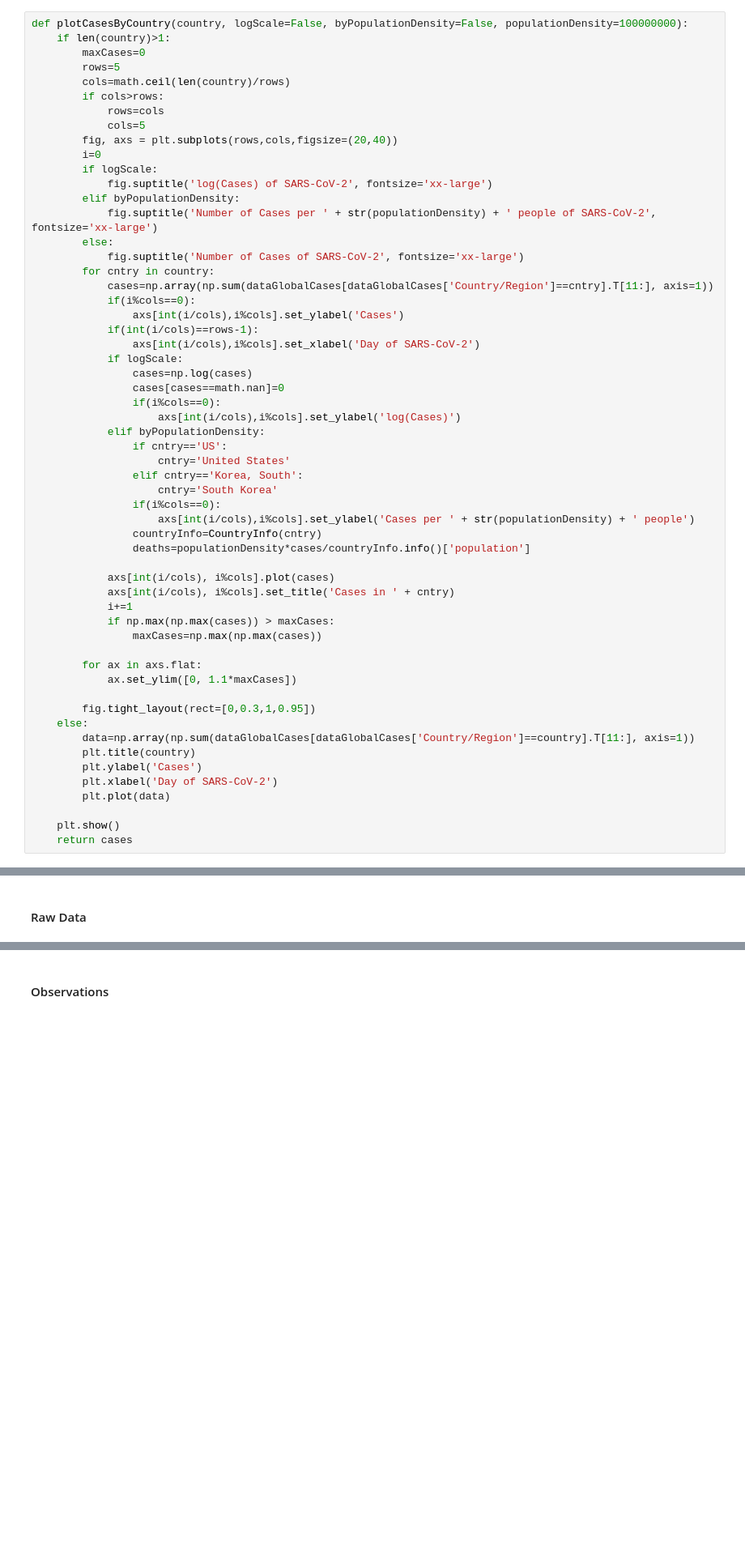
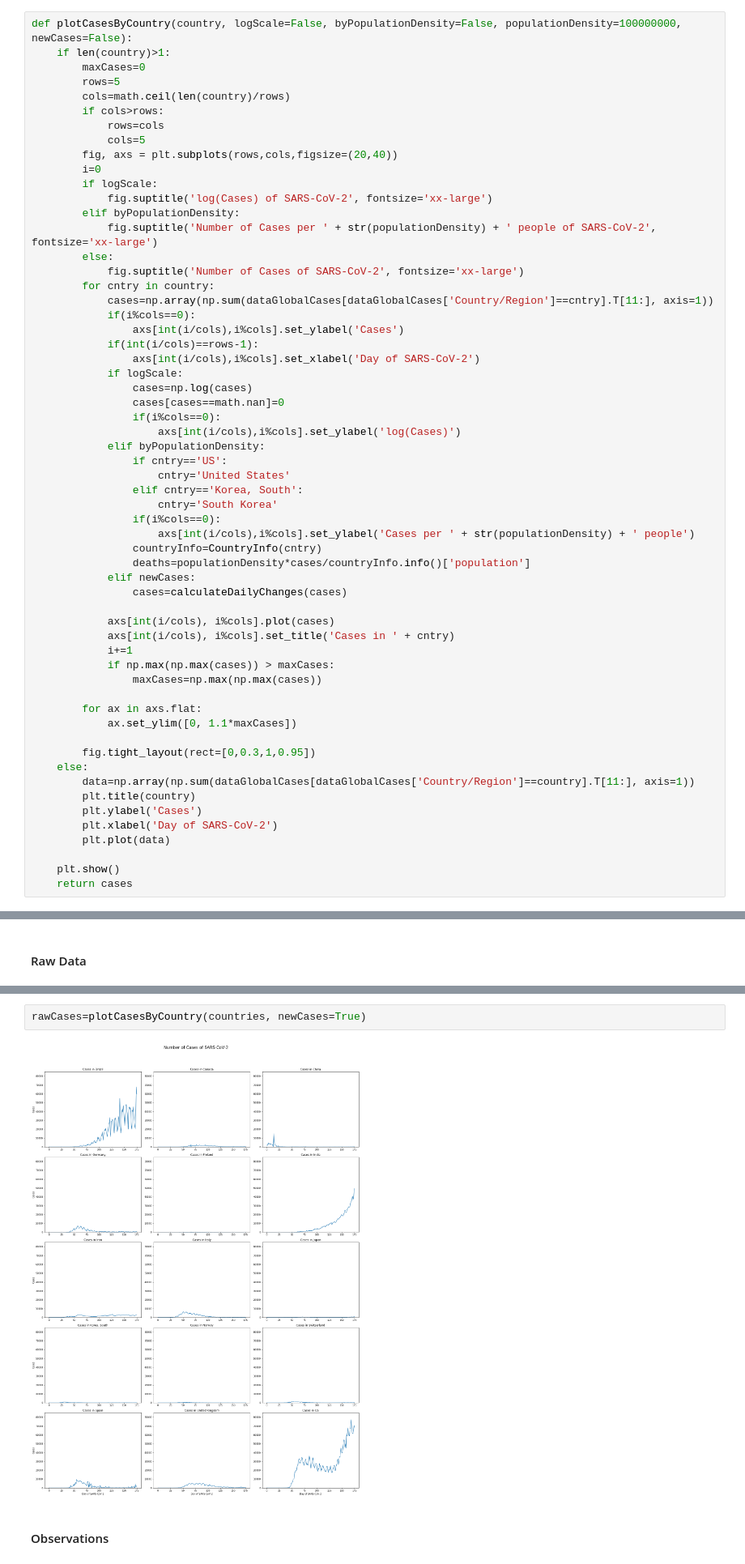
Before and after one commit to kleiaLaRoe/projects, a Jupyter notebook: python/patternRecognition/COVID19/COVID19Data.ipynb, the cells around one changed output, grey strips where cells are left out. Shown at 81% size. Cells and saved outputs as stored; diff of their text form; blank space fills up the shorter version.

```diff
--- a/python/patternRecognition/COVID19/COVID19Data.ipynb
+++ b/python/patternRecognition/COVID19/COVID19Data.ipynb
@@ -274,6 +276,6 @@ def plotMortalityRateByState(state=None):
 Similar to the methods that are used for creating the plots that will be used for a state-by-state comparison, the same will be done to either show off a country for a case study or compare one of the ten listed above for a comparison to how well each of the countries were able to handle the virus.
 # %%
-def plotCasesByCountry(country, logScale=False, byPopulationDensity=False, populationDensity=100000000):
+def plotCasesByCountry(country, logScale=False, byPopulationDensity=False, populationDensity=100000000, newCases=False):
     if len(country)>1:
         maxCases=0
         rows=5
@@ -309,6 +311,8 @@ def plotCasesByCountry(country, logScale=False, byPopulationDensity=False, popul
                     axs[int(i/cols),i%cols].set_ylabel('Cases per ' + str(populationDensity) + ' people')
                 countryInfo=CountryInfo(cntry)
                 deaths=populationDensity*cases/countryInfo.info()['population']
+            elif newCases:
+                cases=calculateDailyChanges(cases)
 
             axs[int(i/cols), i%cols].plot(cases)
             axs[int(i/cols), i%cols].set_title('Cases in ' + cntry)
@@ -475,3 +494,7 @@ rawMortality=plotMortalityByCountry(countries)
+# %%
+rawCases=plotCasesByCountry(countries, newCases=True)
+# %% [output]
+[figure, added]
 # %% [markdown]
 <h4>Observations</h4>
 # %% [markdown]
```
Also changed, not shown: parts of 25 cells of this notebook.
